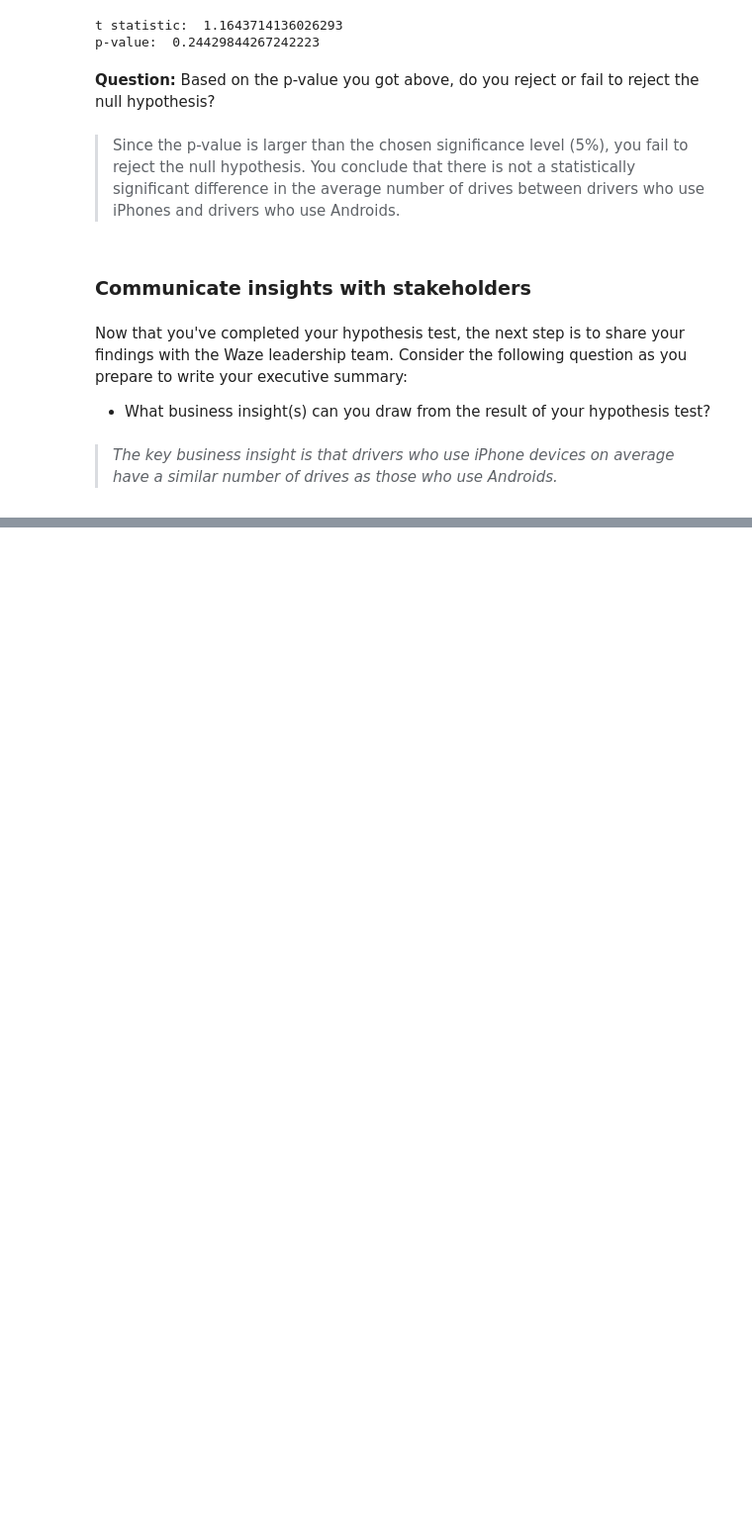
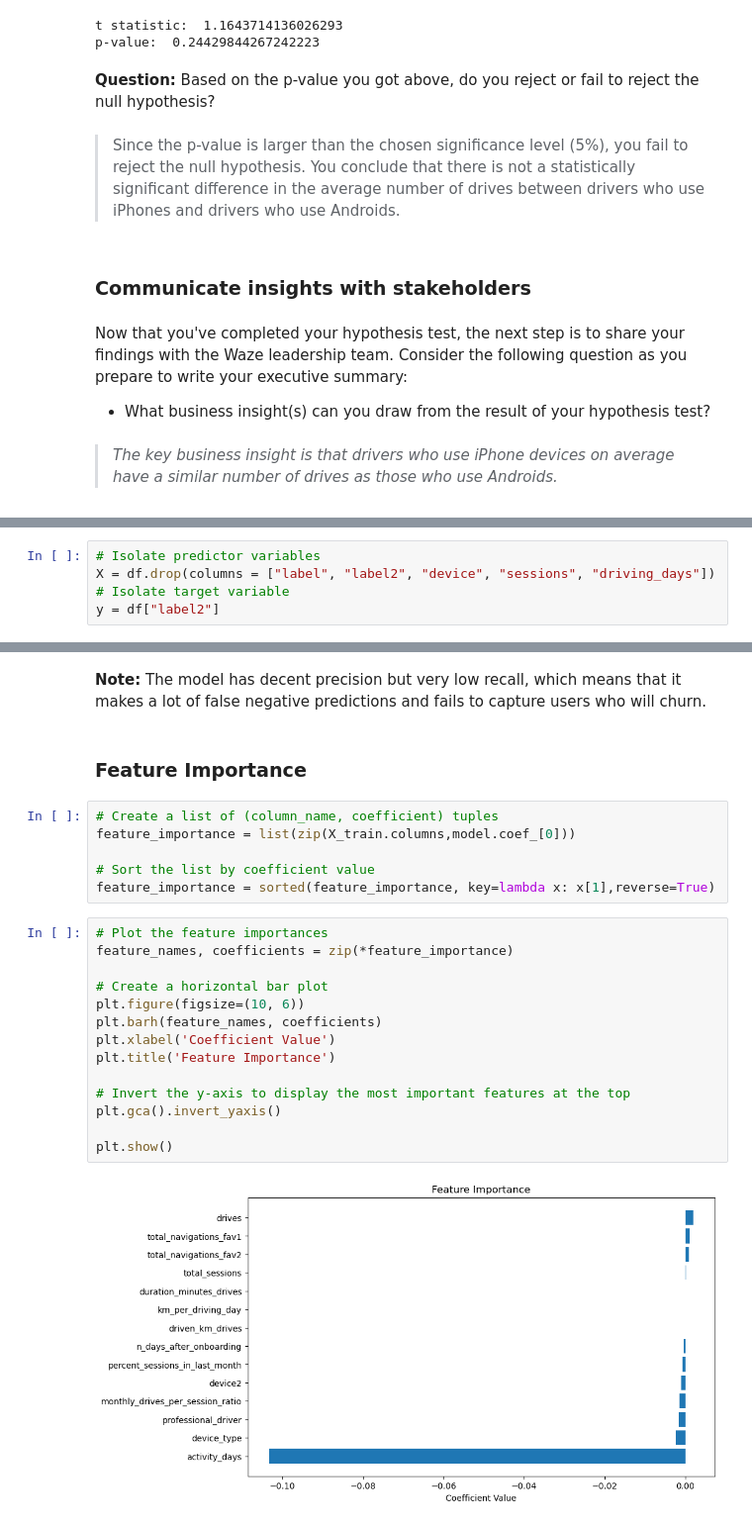
Before and after one commit to emirhansilsupur/waze-churn-prediction-project, a Jupyter notebook: waze_data_analysis.ipynb, the cells around one changed output, grey strips where cells are left out. Shown at 99% size. Drawn from its saved outputs; the diff is of its cells as text; blank space fills up the shorter version.

```diff
--- a/waze_data_analysis.ipynb
+++ b/waze_data_analysis.ipynb
@@ -977,0 +1095,5 @@ Now that you've completed your hypothesis test, the next step is to share your f
+# %%
+# Isolate predictor variables
+X = df.drop(columns = ["label", "label2", "device", "sessions", "driving_days"])
+# Isolate target variable
+y = df["label2"]
@@ -977,0 +1202,26 @@ Now that you've completed your hypothesis test, the next step is to share your f
+# %% [markdown]
+**Note:** The model has decent precision but very low recall, which means that it makes a lot of false negative predictions and fails to capture users who will churn.
+# %% [markdown]
+### **Feature Importance**
+# %%
+# Create a list of (column_name, coefficient) tuples
+feature_importance = list(zip(X_train.columns,model.coef_[0]))
+
+# Sort the list by coefficient value
+feature_importance = sorted(feature_importance, key=lambda x: x[1],reverse=True)
+# %%
+# Plot the feature importances
+feature_names, coefficients = zip(*feature_importance)
+
+# Create a horizontal bar plot
+plt.figure(figsize=(10, 6))
+plt.barh(feature_names, coefficients)
+plt.xlabel('Coefficient Value')
+plt.title('Feature Importance')
+
+# Invert the y-axis to display the most important features at the top
+plt.gca().invert_yaxis()
+
+plt.show()
+# %% [output]
+[figure, added]
```
Also changed, not shown: parts of 38 cells of this notebook.
